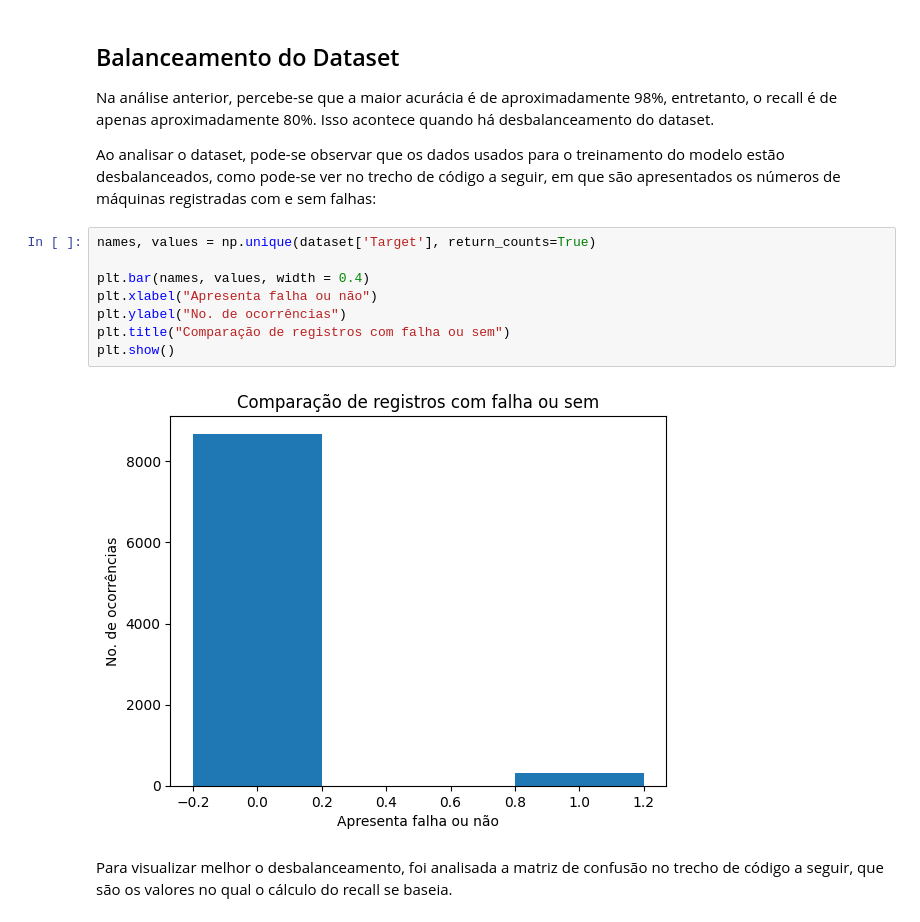
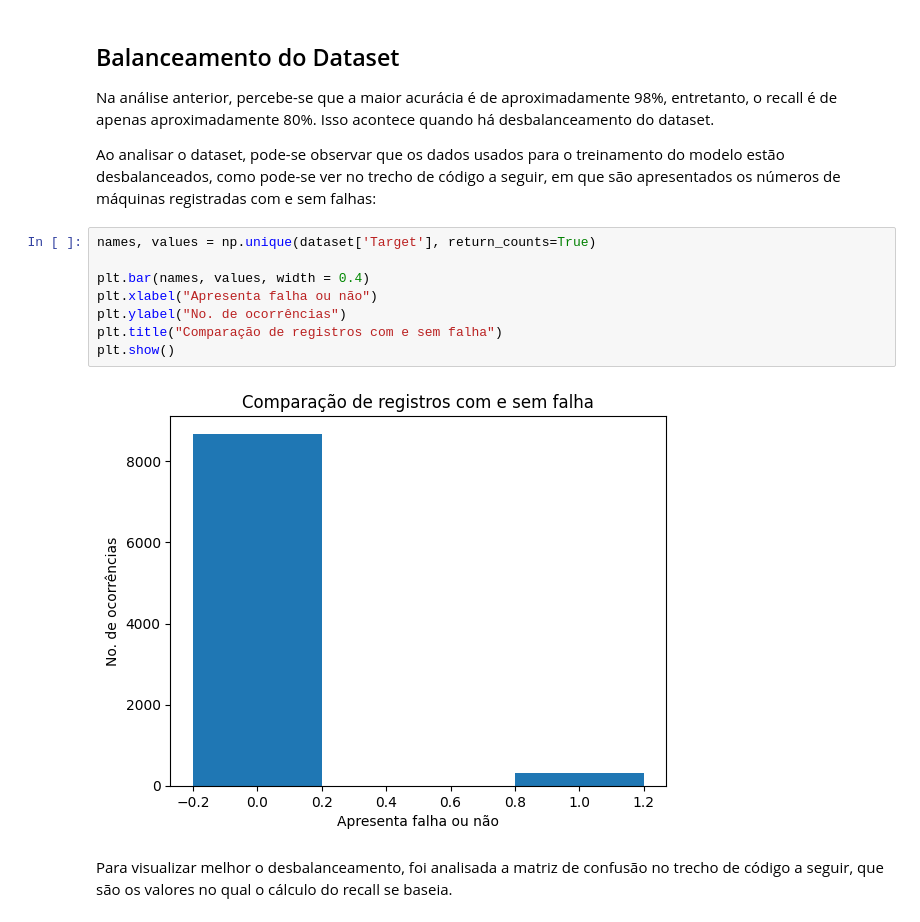
Before and after one commit to MicaelRiboura/industrial-maintenance-mvp, a Jupyter notebook: notebook/maintenance_model.ipynb, the cells around one changed output. Drawn from its saved outputs; the diff is of its cells as text.

```diff
--- a/notebook/maintenance_model.ipynb
+++ b/notebook/maintenance_model.ipynb
@@ -307,13 +307,13 @@ Ao analisar o dataset, pode-se observar que os dados usados para o treinamento d
 # %%
 names, values = np.unique(dataset['Target'], return_counts=True)
 
 plt.bar(names, values, width = 0.4)
 plt.xlabel("Apresenta falha ou não")
 plt.ylabel("No. de ocorrências")
-plt.title("Comparação de registros com falha ou sem")
+plt.title("Comparação de registros com e sem falha")
 plt.show()
 # %% [output]
-[figure, old version]
+[figure, new version]
 # %% [markdown]
 Para visualizar melhor o desbalanceamento, foi analisada a matriz de confusão no trecho de código a seguir, que são os valores no qual o cálculo do recall se baseia.
 # %%
```
Also changed, not shown: parts of 10 cells of this notebook.
